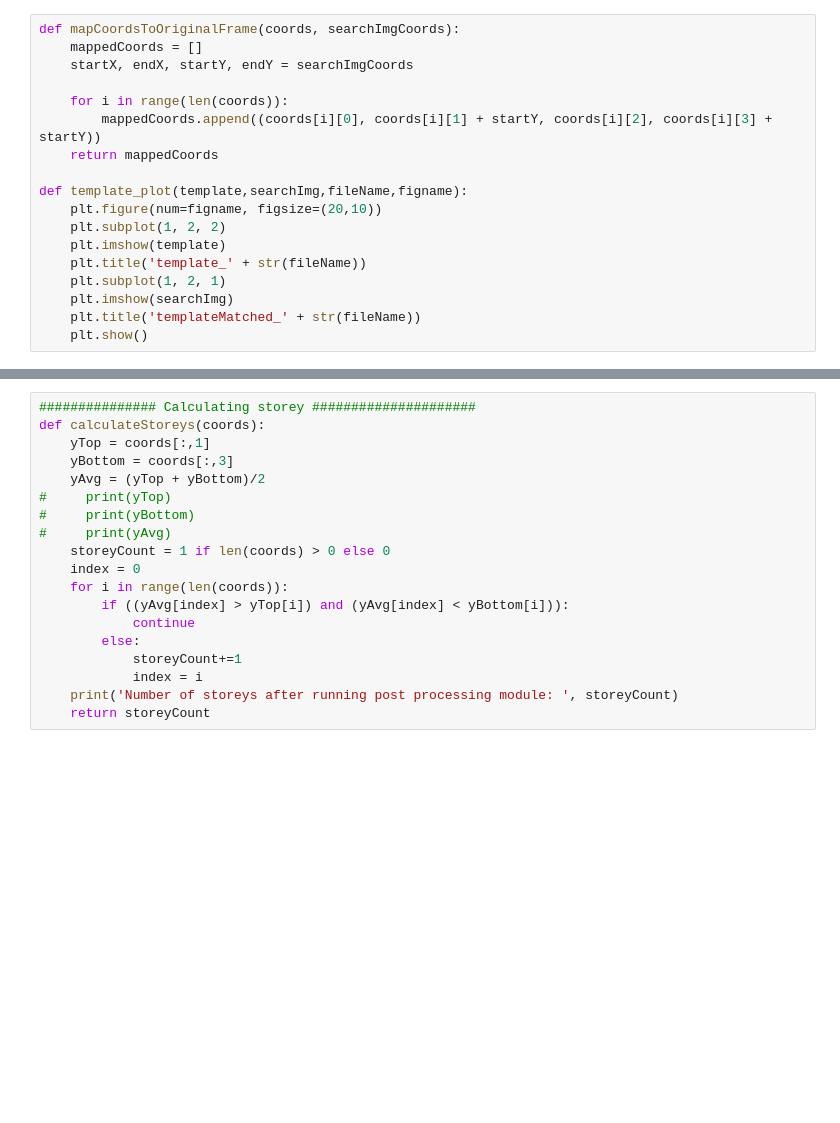
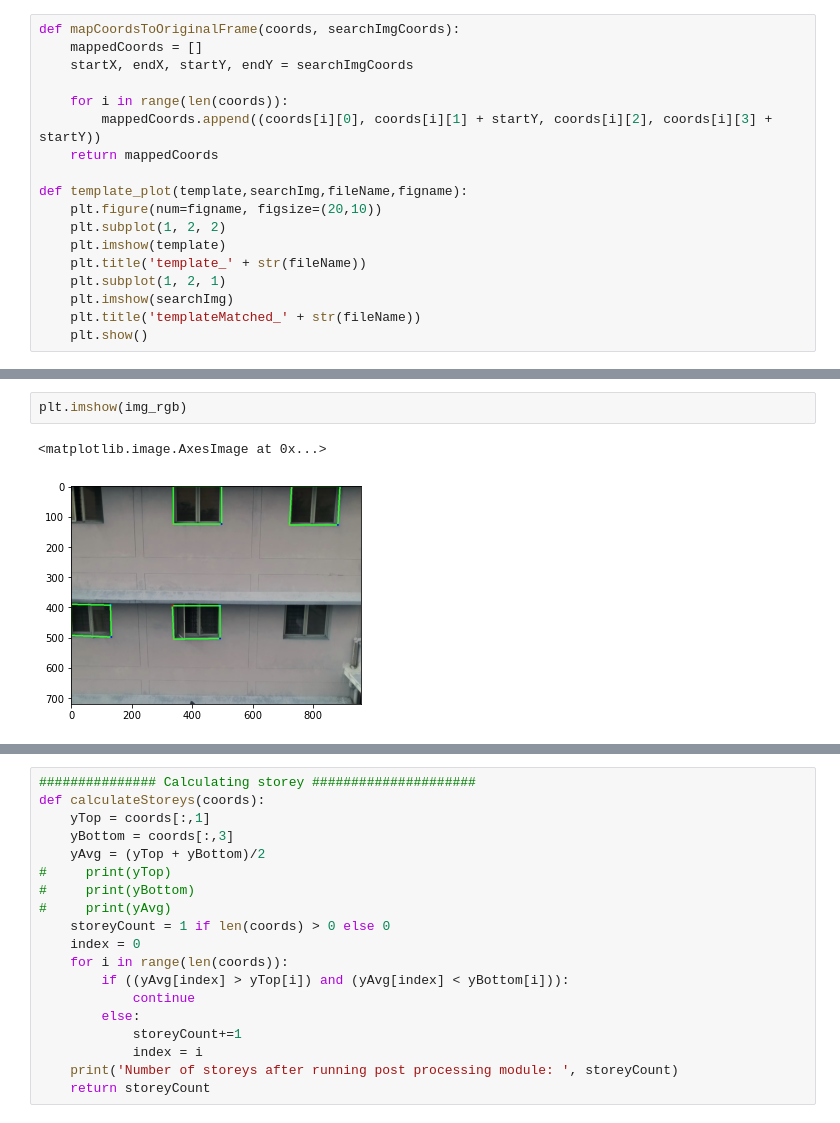
Before and after one commit to Dhruv2012/Drone-based-building-assessment, a Jupyter notebook: templateMatching/testTemplateMatching_main_nms.ipynb, the cells around one changed output, grey strips where cells are left out. Cells and saved outputs as stored; diff of their text form; blank space fills up the shorter version.

```diff
--- a/templateMatching/testTemplateMatching_main_nms.ipynb
+++ b/templateMatching/testTemplateMatching_main_nms.ipynb
@@ -352,3 +365,8 @@ mappedCoords: [(189, 0, 381, 141), (190, 0, 382, 141), (191, 0, 383, 141), (192,
+# %%
+plt.imshow(img_rgb)
+# %% [output]
+<matplotlib.image.AxesImage at 0x...>
+[figure, added]
 # %%
 #---------NMS after TM of all model-detected windows----------
 
```
Also changed, not shown: parts of 10 cells of this notebook.
